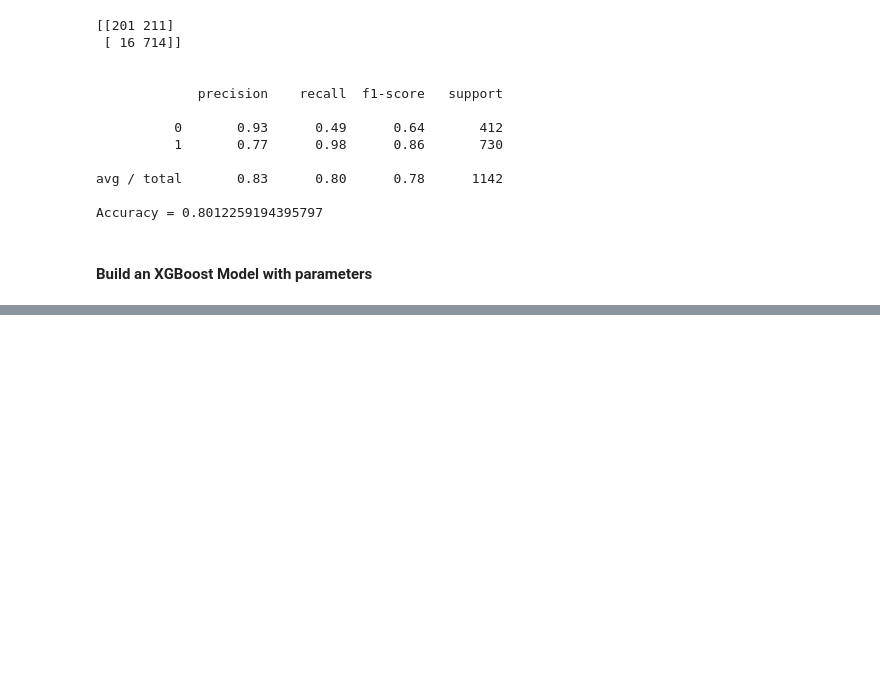
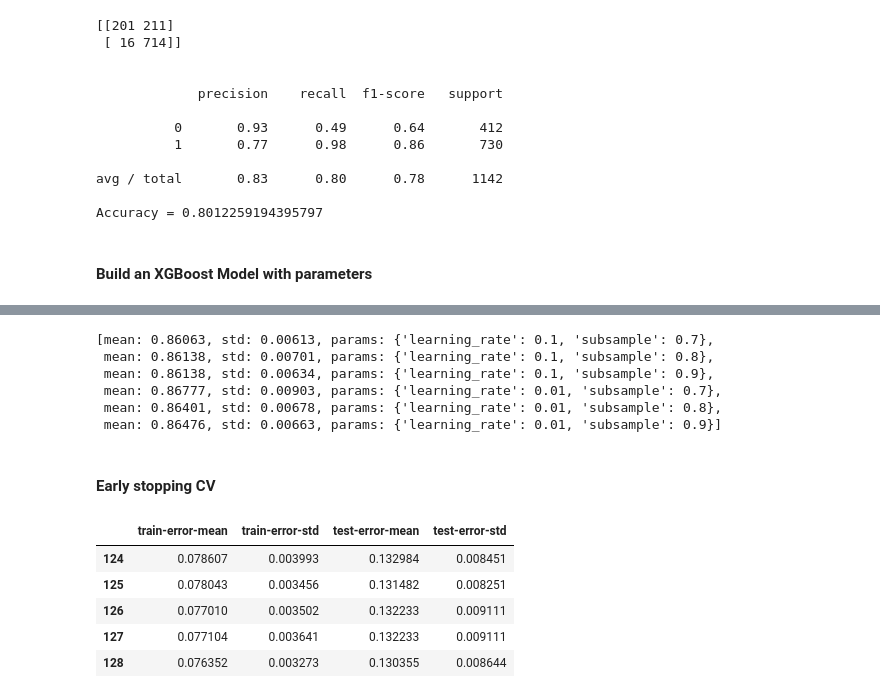
Before and after one commit to rpkay/Data-Science-Notes, a Jupyter notebook: Code/Xgboost.ipynb, the cells around one changed output, grey strips where cells are left out. Cells and saved outputs as stored; diff of their text form; code cells hidden in the pictures; blank space fills up the shorter version.

```diff
--- a/Code/Xgboost.ipynb
+++ b/Code/Xgboost.ipynb
@@ -164,0 +146,2 @@ precision_score(y_test, best_preds, average='macro')
+# %%
+optimized_GBM.fit(X_train, y_train)
@@ -164,0 +196,11 @@ precision_score(y_test, best_preds, average='macro')
+# %%
+optimized_GBM.grid_scores_
+# %% [output]
+[mean: 0.86063, std: 0.00613, params: {'learning_rate': 0.1, 'subsample': 0.7},
+ mean: 0.86138, std: 0.00701, params: {'learning_rate': 0.1, 'subsample': 0.8},
+ mean: 0.86138, std: 0.00634, params: {'learning_rate': 0.1, 'subsample': 0.9},
+ mean: 0.86777, std: 0.00903, params: {'learning_rate': 0.01, 'subsample': 0.7},
+ mean: 0.86401, std: 0.00678, params: {'learning_rate': 0.01, 'subsample': 0.8},
+ mean: 0.86476, std: 0.00663, params: {'learning_rate': 0.01, 'subsample': 0.9}]
+# %% [markdown]
+#### Early stopping CV
@@ -164,0 +209,17 @@ precision_score(y_test, best_preds, average='macro')
+# %%
+our_params = {'eta': 0.1, 'seed':0, 'subsample': 0.8, 'colsample_bytree': 0.8,
+             'objective': 'binary:logistic', 'max_depth':3, 'min_child_weight':1}
+# Grid Search CV optimized settings
+
+cv_xgb = xgb.cv(params = our_params, dtrain = xgdmat, num_boost_round = 3000, nfold = 5,
+                metrics = ['error'], # Make sure you enter metrics inside a list or you may encounter issues!
+                early_stopping_rounds = 100) # Look for early stopping that minimizes error
+# %%
+cv_xgb.tail(5)
+# %% [output]
+|  | train-error-mean | train-error-std | test-error-mean | test-error-std |
+| 124 | 0.078607 | 0.003993 | 0.132984 | 0.008451 |
+| 125 | 0.078043 | 0.003456 | 0.131482 | 0.008251 |
+| 126 | 0.077010 | 0.003502 | 0.132233 | 0.009111 |
+| 127 | 0.077104 | 0.003641 | 0.132233 | 0.009111 |
+| 128 | 0.076352 | 0.003273 | 0.130355 | 0.008644 |
```
Also changed, not shown: parts of 26 cells of this notebook.
